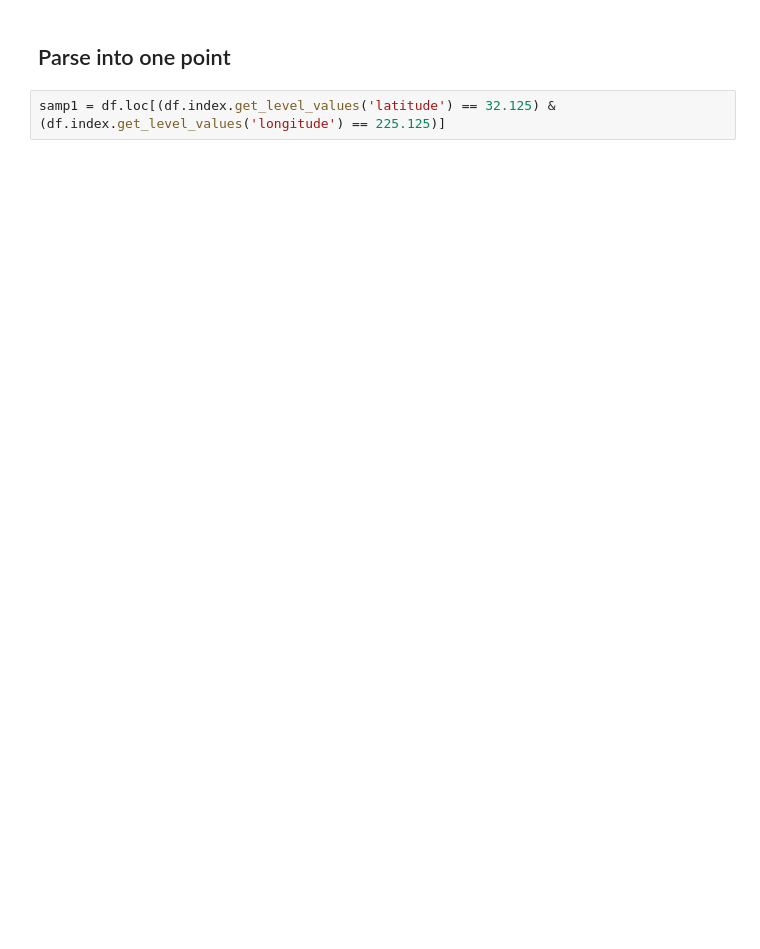
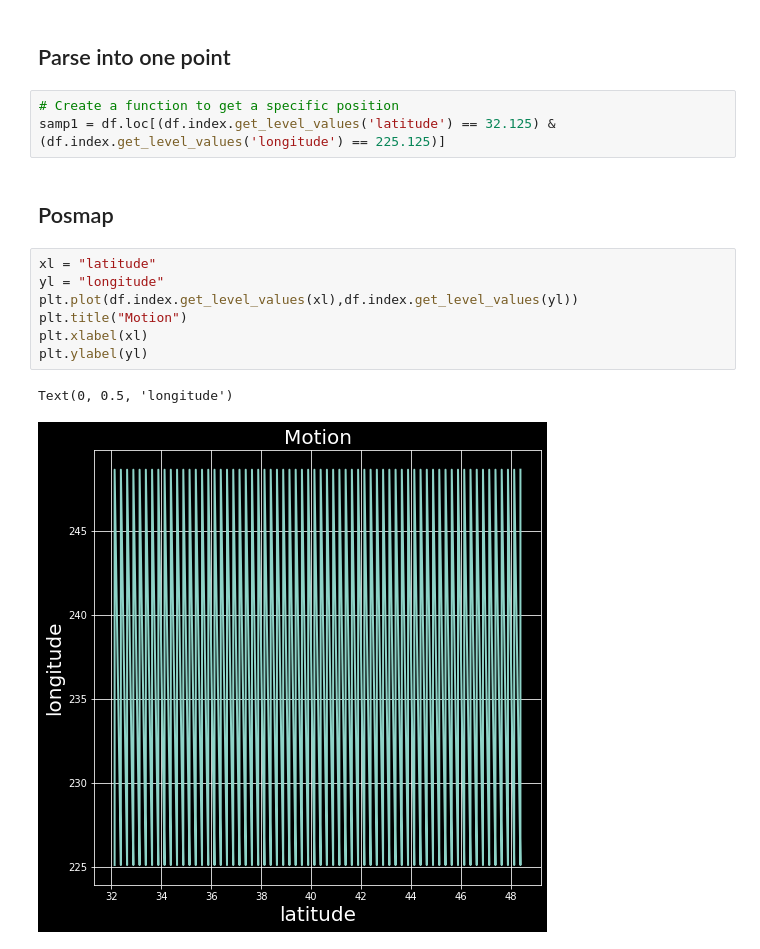
Before and after one commit to Dudgit/Data_sience_lab, a Jupyter notebook: EDA/Pandasread.ipynb, the cells around one changed output. Cells and saved outputs as stored; diff of their text form; blank space fills up the shorter version.

```diff
--- a/EDA/Pandasread.ipynb
+++ b/EDA/Pandasread.ipynb
@@ -33,4 +35,17 @@ df.sample(5)
 # %% [markdown]
 ## Parse into one point
 # %%
+# Create a function to get a specific position
 samp1 = df.loc[(df.index.get_level_values('latitude') == 32.125) & (df.index.get_level_values('longitude') == 225.125)]
+# %% [markdown]
+## Posmap
+# %%
+xl = "latitude"
+yl = "longitude"
+plt.plot(df.index.get_level_values(xl),df.index.get_level_values(yl))
+plt.title("Motion")
+plt.xlabel(xl)
+plt.ylabel(yl)
+# %% [output]
+Text(0, 0.5, 'longitude')
+[figure, added]
```
Also changed, not shown: parts of 7 cells of this notebook, 3 other files.
